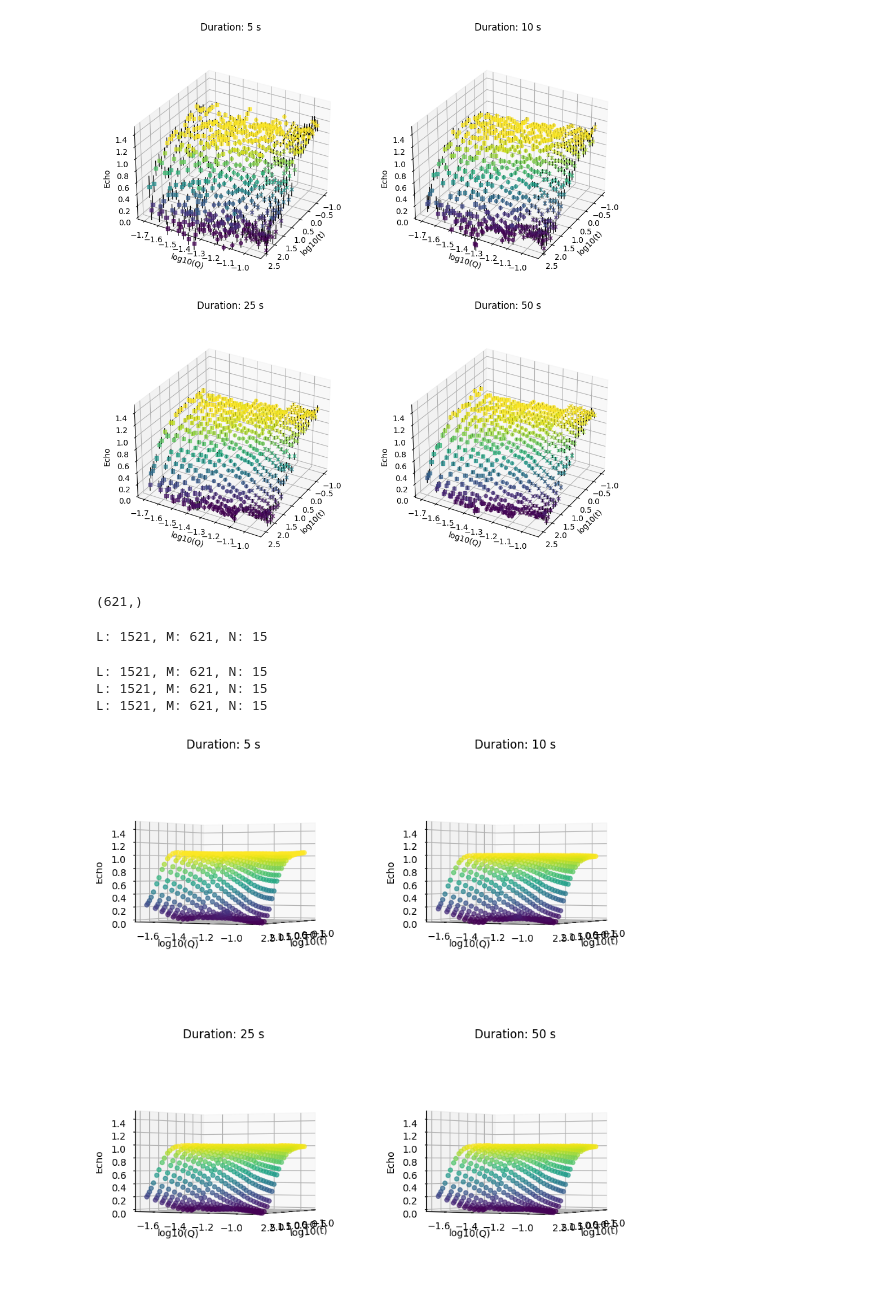
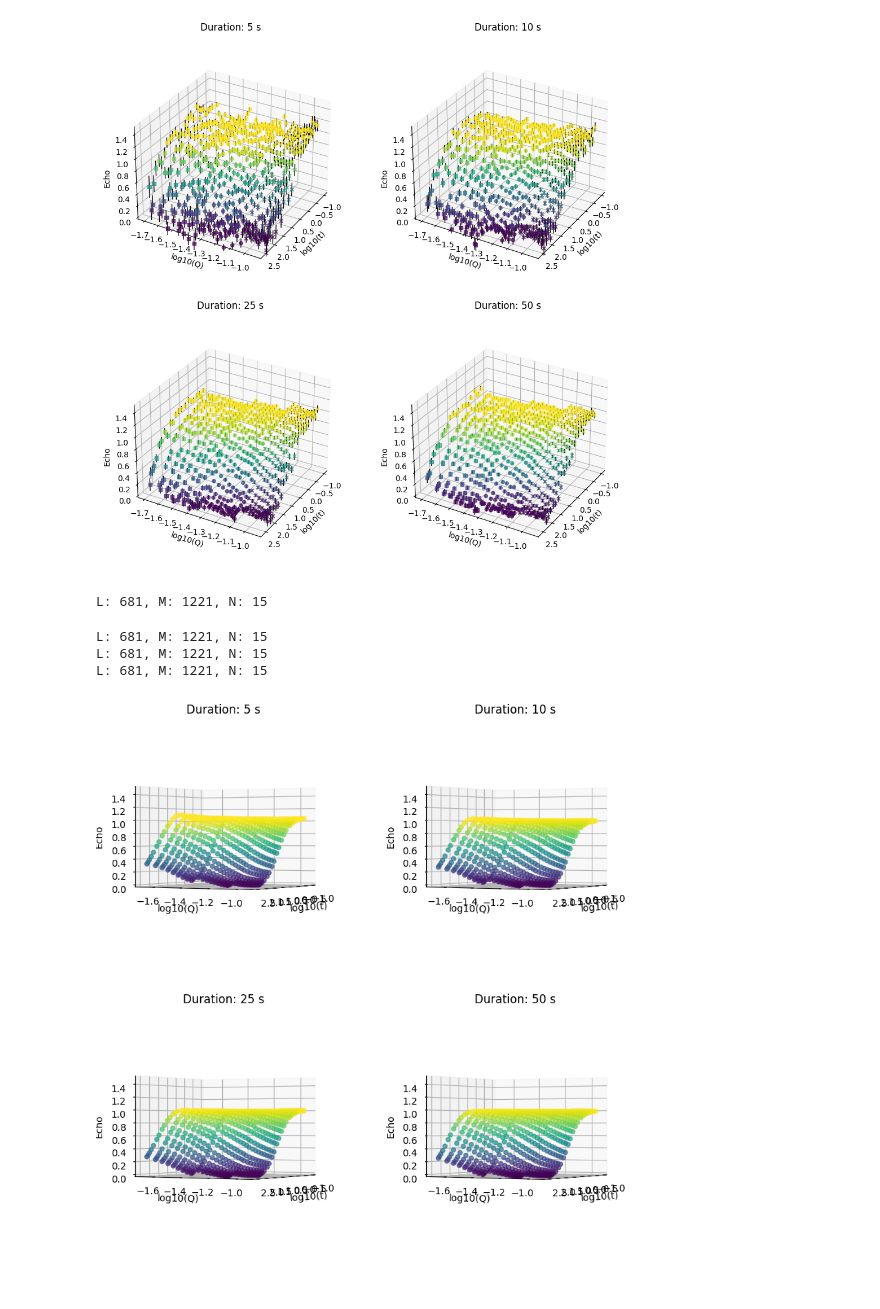
Before and after one commit to ch-tung/MLSR, a Jupyter notebook: spinecho/test_IN15.ipynb, the cells around one changed output. Saved outputs shown, nothing was run; the diff lists cells and outputs as text; code cells hidden in the pictures.

```diff
--- a/spinecho/test_IN15.ipynb
+++ b/spinecho/test_IN15.ipynb
@@ -112,6 +112,7 @@ axs = []
 
 sqt_list = []
 sqt_err_list = []
+I_0_list = []
 for i, duration in enumerate(duration_list):
     ax = fig.add_subplot(2, 2, i+1, projection='3d')
     axs.append(ax)
@@ -124,6 +125,7 @@ for i, duration in enumerate(duration_list):
     t_flattened_list = []
     echo_flattened_list = []
     echo_err_flattened_list = []
+    average_list = []
     for i_conf, conf in enumerate(conf_list[[0, 1, 3]]):  # Only use the first four configurations
         # Find the row in data_25C matching duration and Lambda (conf)
         row = data[(data['SampleName'].str.endswith(f'_{duration}')) & (data['Lambda'] == str(conf))]
@@ -141,6 +143,7 @@ for i, duration in enumerate(duration_list):
         polErr = data_AP[:, 4]
 
         Q_list.append(Q)
+        average_list.append(average)
 
         # load the data from filename_e and extract the echo values
         data_e = np.loadtxt(filename_e, skiprows=2)
@@ -196,19 +199,17 @@ for i, duration in enumerate(duration_list):
     # Concatenate Q_flattened_list and t_flattened_list for this duration
     Q_flattened = np.concatenate(Q_flattened_list)
     t_flattened = np.concatenate(t_flattened_list)
+    I_0_list.append(np.concatenate(average_list, axis=0))
 
 plt.tight_layout(pad=1.0)
 # %% [output]
 [figure]
-# %%
-sqt_list[0].shape
-# %% [output]
-(621,)
 # %%
 from scipy.optimize import curve_fit
 fig = plt.figure(figsize=(10, 10))
 sqt_GPR_list = []
 sqt_GPR_err_list = []
+A_GPR_list = []
 for i, duration in enumerate(duration_list):
     ax = fig.add_subplot(2, 2, i+1, projection='3d')
     axs.append(ax)
@@ -217,51 +218,68 @@ for i, duration in enumerate(duration_list):
     delta_sqt_exp = sqt_err_list[i]
     Q_obs = Q_flattened
     t_obs = t_flattened
-    # # Append (Q=min(Q_obs), t=min(t_obs), sqt=1) to the observed data
-    # Q_obs = np.append(Q_obs, Q_obs.min())
-    # t_obs = np.append(t_obs, t_obs.min())
-    # sqt_exp = np.append(sqt_exp, 1.0)
-    # delta_sqt_exp = np.append(delta_sqt_exp, 0.01)
 
-    Q_eval_grid, t_eval_grid = np.meshgrid(np.logspace(np.log10(Q_obs.min()), np.log10(Q_obs.max()), 30), np.logspace(-1.5, 2.5, 30))
+    # append the observed data with known BCs
+    Q_unique = np.unique(Q_obs)
+    Q_app_grid, t_app_grid = np.meshgrid(np.logspace(np.log10(Q_obs.min()), np.log10(Q_obs.max()), 30), np.logspace(1, 2, 20))
+    t_zero = np.exp(-np.logspace(0, np.log10(Q_obs.max())-np.log10(Q_obs.min()), 30))*1e4
+    t_app_grid = t_app_grid * t_zero
+    Q_app = Q_app_grid.flatten()
+    t_app = t_app_grid.flatten()
+    sqt_exp_app = np.zeros_like(Q_app)
+    epsilon_app = 1e-3
+    delta_sqt_exp_app = np.ones_like(t_app) * epsilon_app
+    Q_obs_app = np.concatenate([Q_obs, Q_app])
+    t_obs_app = np.concatenate([t_obs, t_app])
+    sqt_exp_app = np.concatenate([sqt_exp, sqt_exp_app])
+    delta_sqt_exp_app = np.concatenate([delta_sqt_exp, delta_sqt_exp_app])
+
+    Q_eval_grid, t_eval_grid = np.meshgrid(np.logspace(np.log10(Q_obs.min()), np.log10(Q_obs.max()), 30), np.logspace(-1.5, 2.5, 2))
     Q_eval = Q_eval_grid.flatten()
     t_eval = t_eval_grid.flatten()
     Q_eval = np.concatenate([Q_obs, Q_eval])
     t_eval = np.concatenate([t_obs, t_eval])
 
-    lambda_ = 0.25
+    lambda_ = 0.24
     mu_ = lambda_/2
 
     N_Prony = 15
-    # list_tau_i = np.exp(np.linspace(-4,2,N_Prony))
-    list_tau_i = 10**(np.linspace(1,4,N_Prony))
+    # using a nonlinear spacing (quadratic in log-space)
+    log_tau = np.linspace(0.5, 3.5, N_Prony)
+    log_tau_dense = 0.5 + (3.5 - 0.5) * (np.linspace(0, 1, N_Prony) ** 2)
+    list_tau_i = 10 ** log_tau_dense
     # list_tau_i = np.linspace(0.05, 500, N_Prony)
     tau = np.array(list_tau_i)
-    bg_mode = True
+    bg_mode = False
+
+    # A_GPR, K_GPR, sqt_GPR = bayesian_inference(
+    #     sqt_exp, delta_sqt_exp, np.log(Q_obs), t_obs, np.log(Q_eval), t_eval, tau, mu_, lambda_, bg_mode=bg_mode, sigma_scale = 1, prior_mean_scale=10.0
+    # )
 
     A_GPR, K_GPR, sqt_GPR = bayesian_inference(
-        sqt_exp, delta_sqt_exp, np.log(Q_obs), t_obs, np.log(Q_eval), t_eval, tau, mu_, lambda_, bg_mode=bg_mode, sigma_scale = 0.5
+        sqt_exp_app, delta_sqt_exp_app, np.log(Q_obs_app), t_obs_app, np.log(Q_eval), t_eval, tau, mu_, lambda_, bg_mode=bg_mode, sigma_scale = 1, prior_mean_scale=0.0, use_diffusivity_prior=False
     )
 
     sqt_GPR_obs = sqt_GPR[:len(sqt_exp)]
     sqt_GPR_list.append(sqt_GPR_obs)
+    A_GPR_list.append(A_GPR)
 
     ax.scatter(np.log10(t_obs), np.log10(Q_obs), sqt_GPR_obs, c=sqt_GPR_obs, alpha=0.7, vmax=1, vmin=0)
     # ax.scatter(np.log10(t_obs), np.log10(Q_obs), sqt_GPR-sqt_exp_lt, c=sqt_GPR-sqt_exp_lt, alpha=0.7, vmax=0.5, vmin=-0.5, cmap="bwr")
 
     ax.view_init(elev=0, azim=30)
     ax.set_zlim(0, 1.5)
     ax.set_xlabel('log10(t)')
     ax.set_ylabel('log10(Q)')
     ax.set_zlabel('Echo', rotation=90)
     ax.set_box_aspect(None, zoom=0.85)
     ax.set_title(f'Duration: {duration} s')
 # %% [output]
-L: 1521, M: 621, N: 15
+L: 681, M: 1221, N: 15
-L: 1521, M: 621, N: 15
-L: 1521, M: 621, N: 15
-L: 1521, M: 621, N: 15
+L: 681, M: 1221, N: 15
+L: 681, M: 1221, N: 15
+L: 681, M: 1221, N: 15
-[figure, old version]
+[figure, new version]
 # %%
 from scipy.optimize import curve_fit
 fig = plt.figure(figsize=(10, 10))
```
Also changed, not shown: parts of 7 cells of this notebook.
